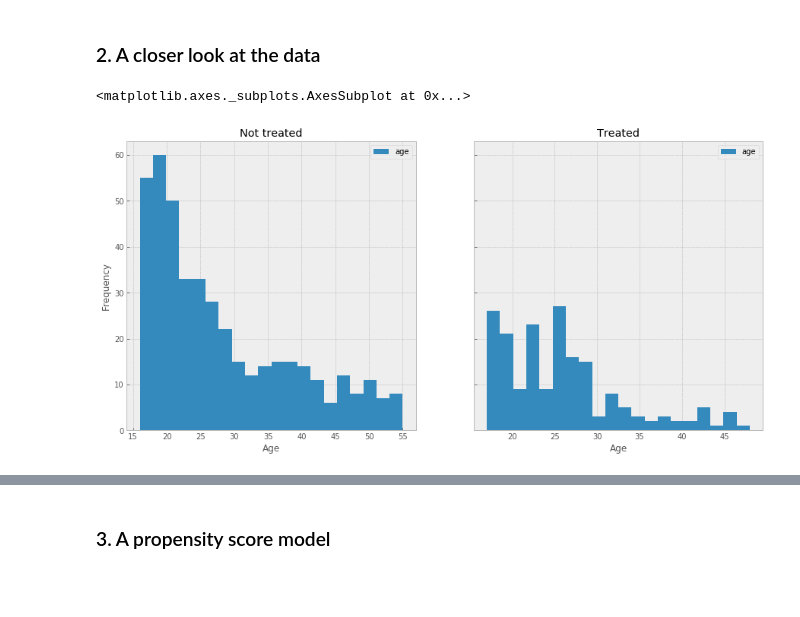
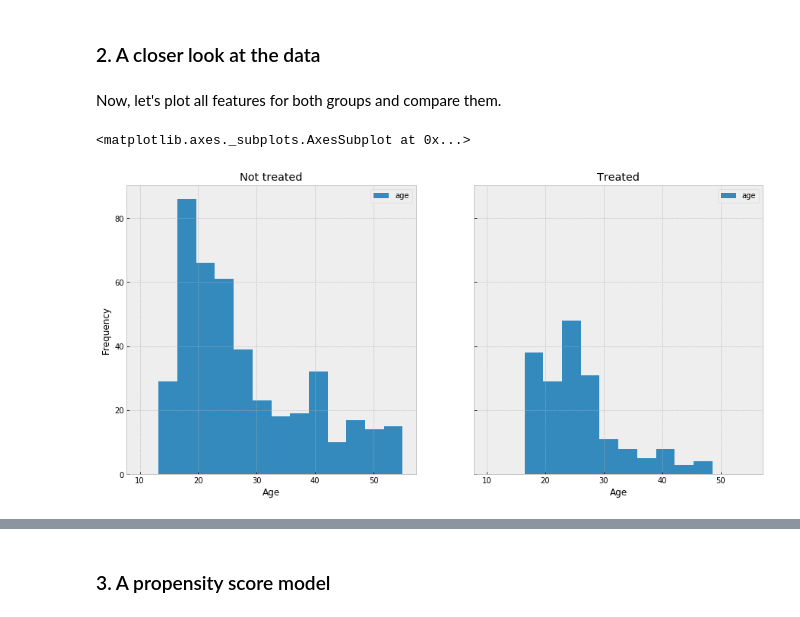
Before and after one commit to antonino-barbera/seanbi, a Jupyter notebook: HW4/Homework 4.ipynb, the cells around one changed output, grey strips where cells are left out. Cells and saved outputs as stored; diff of their text form; code cells hidden in the pictures; blank space fills up the shorter version.

```diff
--- a/HW4/Homework 4.ipynb
+++ b/HW4/Homework 4.ipynb
@@ -155,11 +176,13 @@ Conclusion:
 # %% [markdown]
 ### 2. A closer look at the data
+# %% [markdown]
+Now, let's plot all features for both groups and compare them.
 # %%
 fig, axes = plt.subplots(nrows=1, ncols=2, figsize=(15, 7), sharex=False, sharey=True)
 axes[0].set_xlabel('Age')
 axes[1].set_xlabel('Age')
-not_treated[['age']].plot(kind='hist', bins=20, ax=axes[0], title='Not treated')
-treated[['age']].plot(kind='hist', bins=20, ax=axes[1], title='Treated')
+not_treated[['age']].plot(kind='hist', bins=np.linspace(10, 55, 15), ax=axes[0], title='Not treated')
+treated[['age']].plot(kind='hist', bins=np.linspace(10, 55, 15), ax=axes[1], title='Treated')
 # %% [output]
 <matplotlib.axes._subplots.AxesSubplot at 0x...>
-[figure, old version]
+[figure, new version]
```
Also changed, not shown: parts of 53 cells of this notebook, 3 other files.
